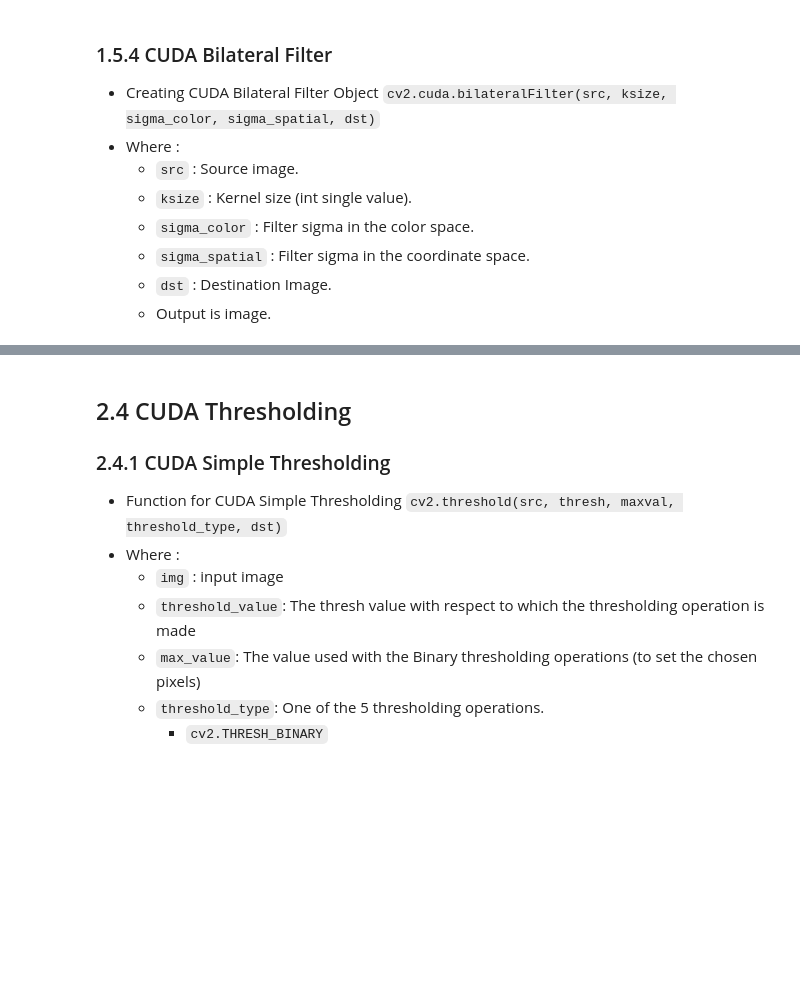
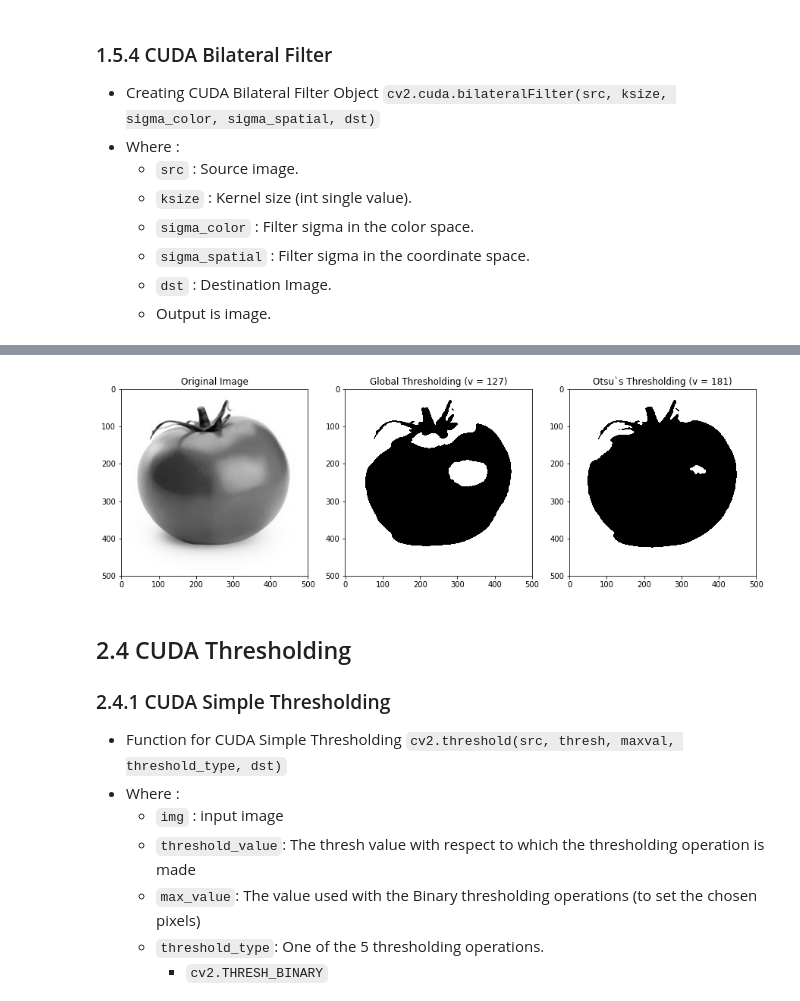
Before and after one commit to Muhammad-Yunus/Jetson-Nano-OpenCV-Learn, a Jupyter notebook: pertemuan_3/pertemuan_3.ipynb, the cells around one changed output, grey strips where cells are left out. Cells and saved outputs as stored; diff of their text form; code cells hidden in the pictures; blank space fills up the shorter version.

```diff
--- a/pertemuan_3/pertemuan_3.ipynb
+++ b/pertemuan_3/pertemuan_3.ipynb
@@ -491,31 +493,33 @@ ___
 # %%
 # load image
 img = cv2.imread('Tomat.jpg')
 
 # convert to grayscale
 gray = cv2.cvtColor(img, cv2.COLOR_BGR2GRAY)
 
 # apply median blur
 gray = cv2.medianBlur(gray, 5)
 
 # show original image
 plt.figure(figsize=(15,5))
 plt.subplot(1, 3, 1)
 plt.title("Original Image")
 plt.imshow(gray, cmap="gray")
 
 # apply thresholding
-__, tresh1 = cv2.threshold(gray, 127, 255, cv2.THRESH_BINARY)
+__, tresh1 = cv2.threshold(gray, 128, 255, cv2.THRESH_BINARY)
 value, tresh2 = cv2.threshold(gray, 0, 255, cv2.THRESH_BINARY + cv2.THRESH_OTSU)
 
 NAMES = ['Global Thresholding (v = 127)', 'Otsu`s Thresholding (v = %d)' % value]
 
 images = [tresh1, tresh2]
 
 for i in range(2):
     plt.subplot(1, 3, i+2)
     plt.title(NAMES[i])
     plt.imshow(images[i],'gray')
+# %% [output]
+[figure, added]
 # %% [markdown]
 ## 2.4 CUDA Thresholding
 ### 2.4.1 CUDA Simple Thresholding
```
Also changed, not shown: parts of 4 cells of this notebook, 1 other file.
